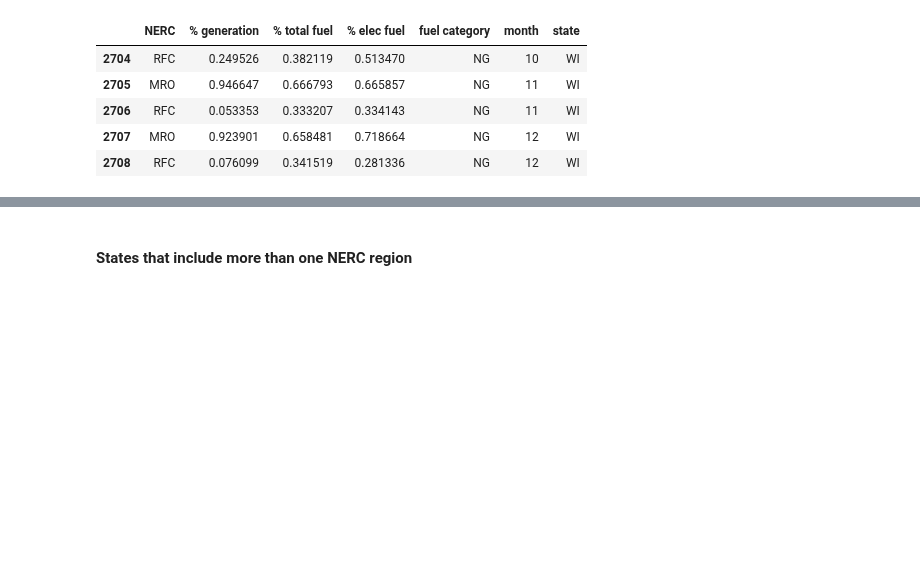
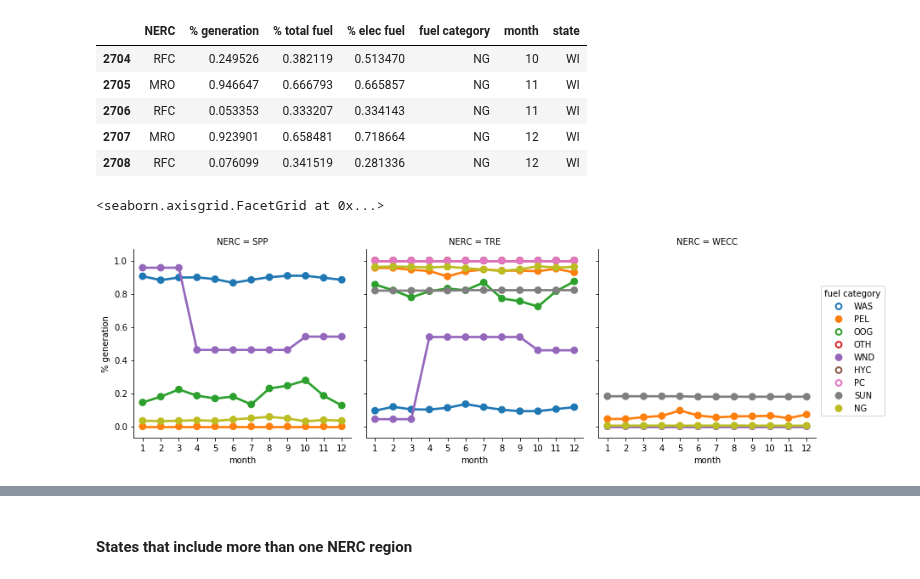
Before and after one commit to gschivley/carbon-index, a Jupyter notebook: Explore method for allocating state-level data to NERC regions.ipynb, the cells around one changed output, grey strips where cells are left out. Cells and saved outputs as stored; diff of their text form; code cells hidden in the pictures; blank space fills up the shorter version.

Commit message:
Sorta final code for calculating % in each NERC
Still some bugs to work out. Also need to figure out if I want to have an average value over the year, or do by month.

```diff
--- a/Explore method for allocating state-level data to NERC regions.ipynb
+++ b/Explore method for allocating state-level data to NERC regions.ipynb
@@ -388,8 +355,8 @@ def annual(df, state):
     return result
 # %%
 def annual_month(df, state):
-    """Return the percent of gen & consumption by fuel type in each NERC region
-    for a state"""
+    """Return the percent of gen & consumption by fuel type and month in each
+    NERC region for a state"""
     a = df.loc[(df.state == state) &
                      (df['Reporting Frequency'] == 'A')].copy()
     a.drop(['plant id', 'year'], axis=1, inplace=True)
@@ -456,3 +423,11 @@ fuel_by_nerc_month.tail()
 | 2706 | RFC | 0.053353 | 0.333207 | 0.334143 | NG | 11 | WI |
 | 2707 | MRO | 0.923901 | 0.658481 | 0.718664 | NG | 12 | WI |
 | 2708 | RFC | 0.076099 | 0.341519 | 0.281336 | NG | 12 | WI |
+# %%
+sns.factorplot(x='month', y='% generation', hue='fuel category', col='NERC',
+               data=fuel_by_nerc_month.loc[(fuel_by_nerc_month.state=='TX') &
+                                           (fuel_by_nerc_month['fuel category'] != 'WWW')],
+               n_boot=1)
+# %% [output]
+<seaborn.axisgrid.FacetGrid at 0x...>
+[figure, added]
```
Also changed, not shown: parts of 10 cells of this notebook.
